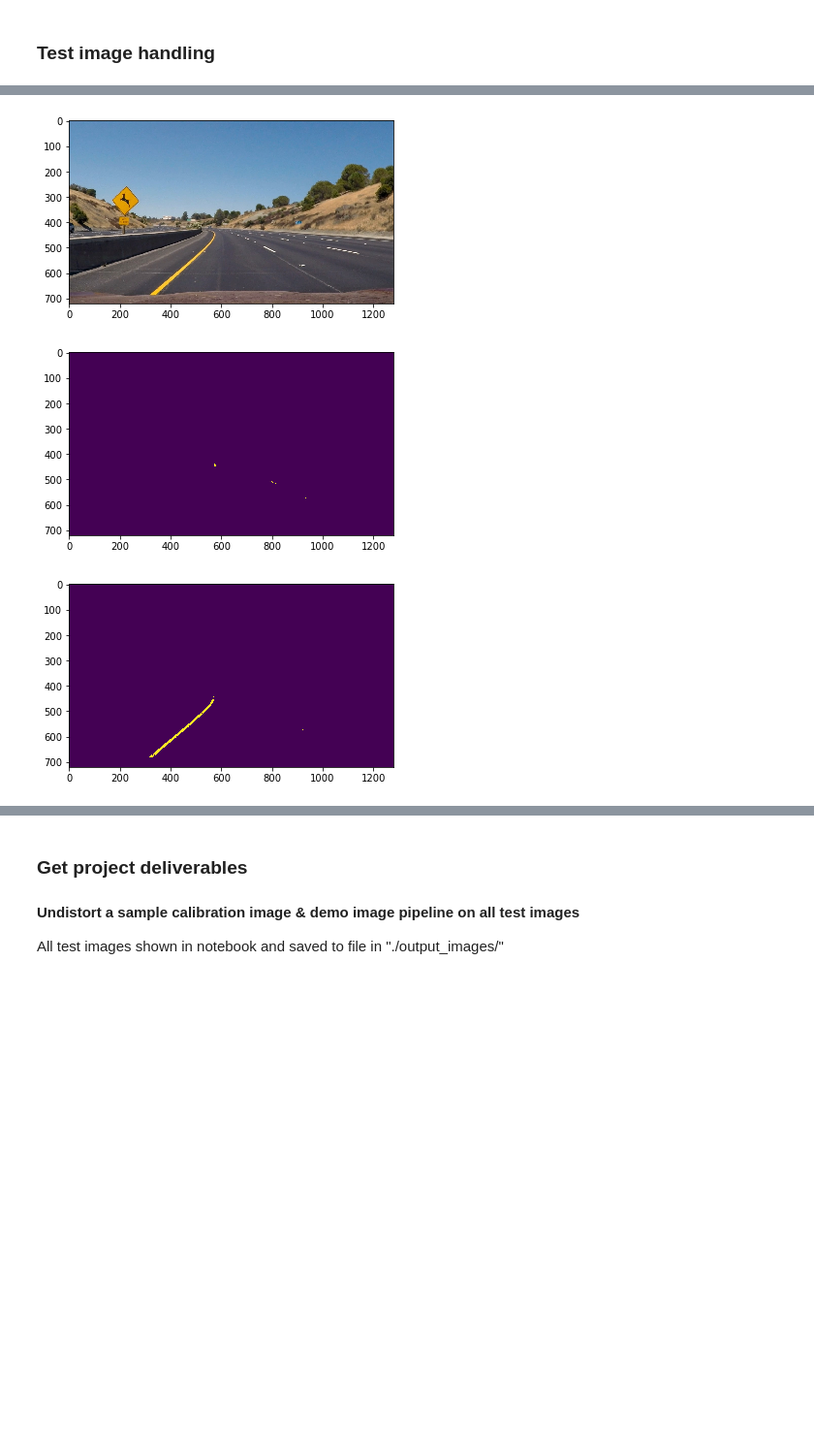
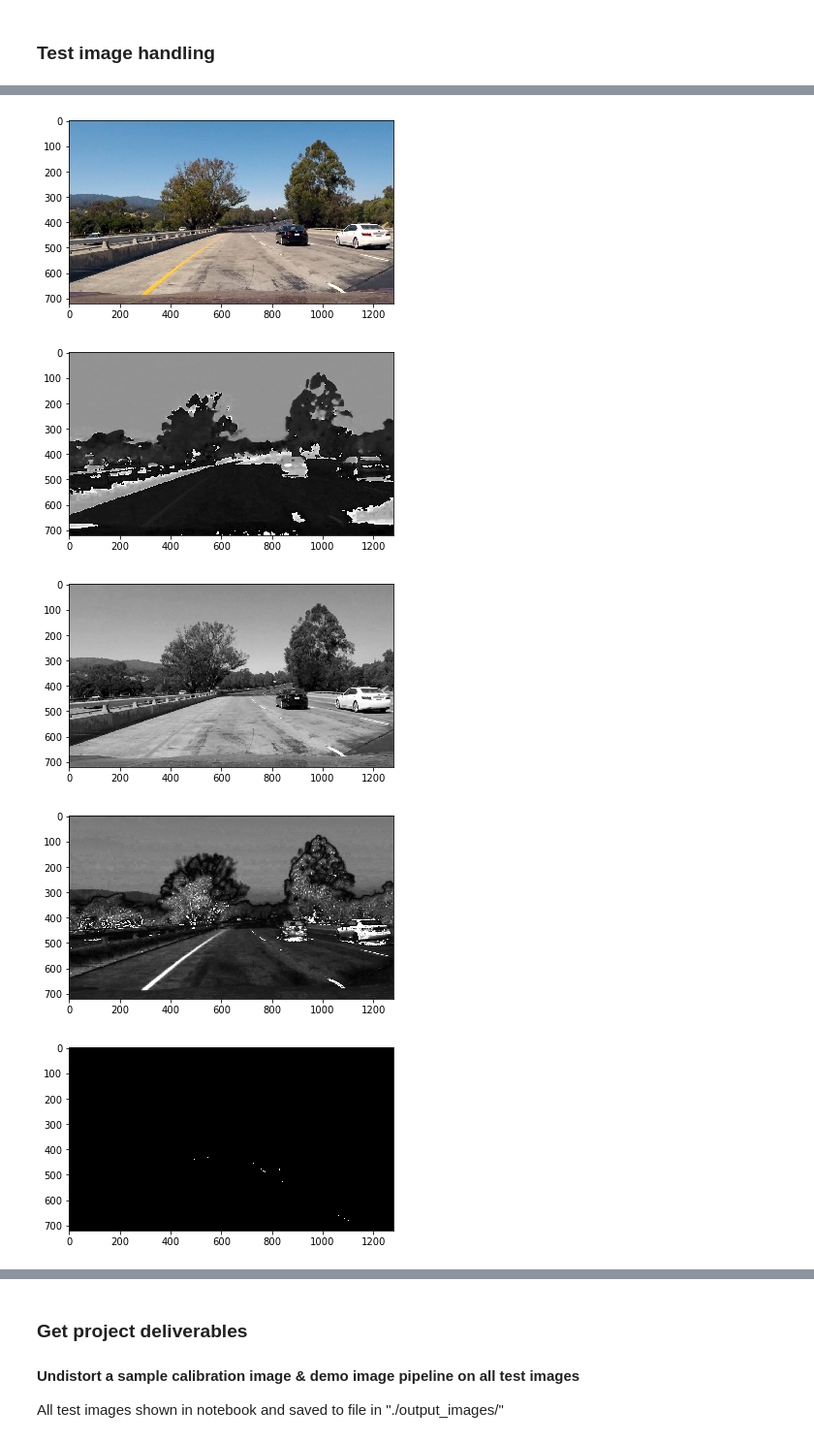
Before and after one commit to alamarche/CarND-Advanced-Lane-Lines, a Jupyter notebook: assignment.ipynb, the cells around one changed output, grey strips where cells are left out. Shown at 97% size. Drawn from its saved outputs; the diff is of its cells as text; code cells hidden in the pictures; blank space fills up the shorter version.

```diff
--- a/assignment.ipynb
+++ b/assignment.ipynb
@@ -213,15 +215,26 @@ imgHandler = makeImgProcHandler(camMat, distortMat)
 # %%
-img = mpimg.imread("./test_images/test2.jpg")
+img = mpimg.imread("./test_images/test1.jpg")
 
 region, right, left = imgHandler(img)
 
+hlsimg = cv2.cvtColor(img, cv2.COLOR_RGB2HLS)
+
 plt.imshow(img)
 plt.show()
-plt.imshow(right)
+for i in range(0,3):
+    plt.imshow(hlsimg[:,:,i], cmap='gray')
+    plt.show()
+
+plt.imshow(right, cmap='gray')
 plt.show()
-plt.imshow(left)
+plt.imshow(left, cmap='gray')
 plt.show()
+
+def getHistogram():
+    pass
 # %% [output]
-[figure, old version]
+[figure, new version]
-[figure, old version]
+[figure, new version]
-[figure, old version]
+[figure, new version]
+[figure, added]
+[figure, added]
```
Also changed, not shown: parts of 4 cells of this notebook.
